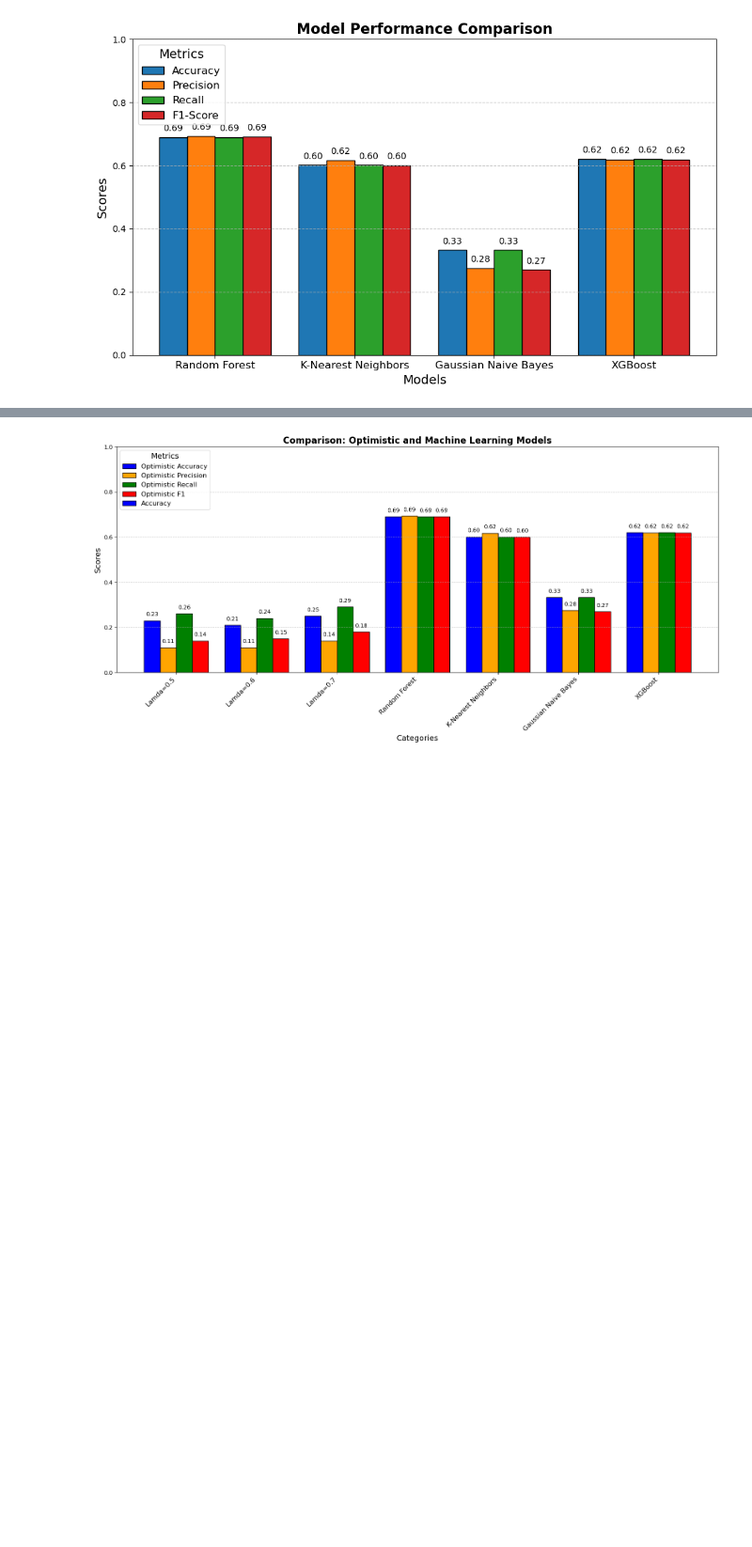
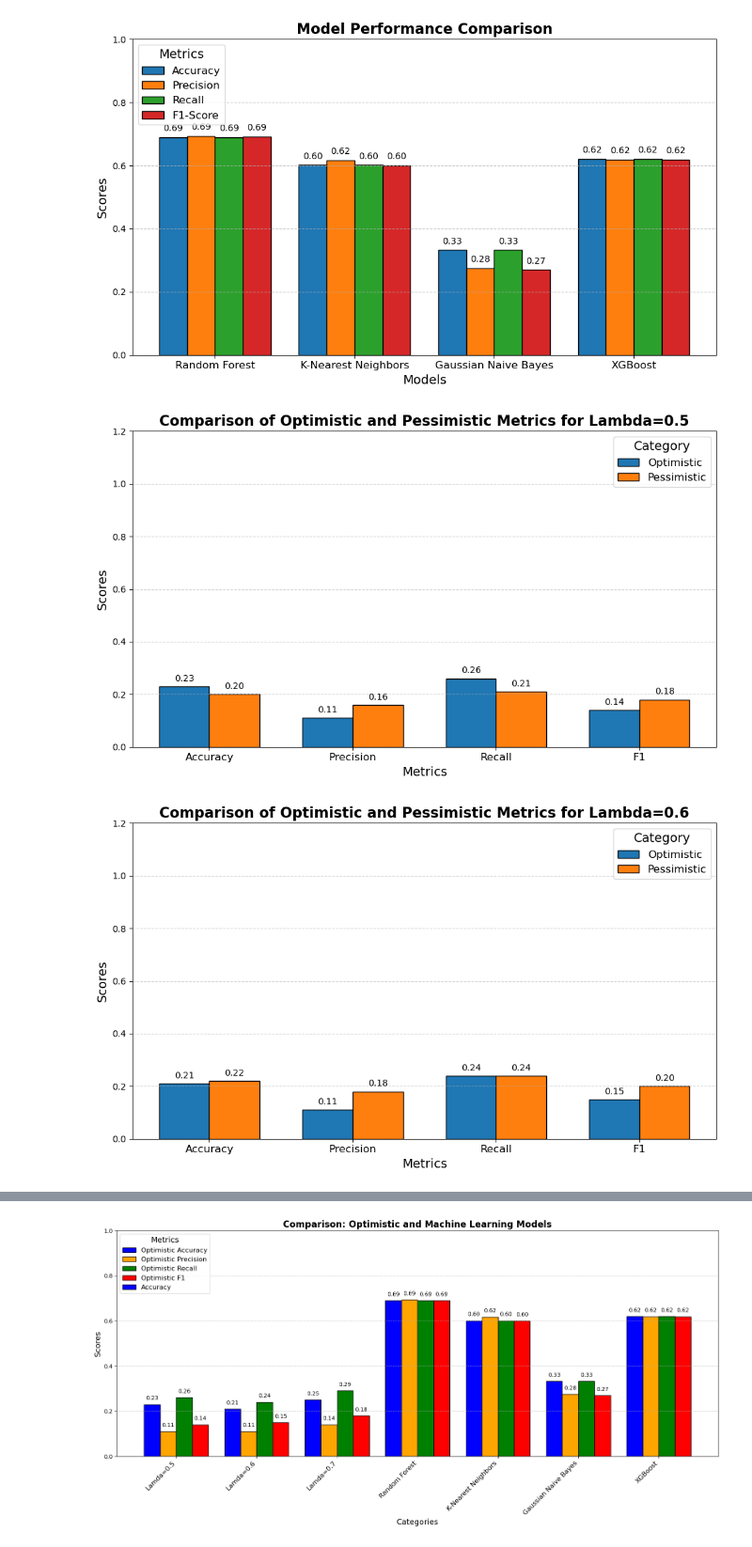
Before and after one commit to zhuangxianyun/Decision_modelling_project, a Jupyter notebook: Decision Models/dm_ml_model.ipynb, the cells around one changed output, grey strips where cells are left out. Shown at 94% size. Drawn from its saved outputs; the diff is of its cells as text; code cells hidden in the pictures; blank space fills up the shorter version.

Commit message:
Add Electre Evaluation Visualization

```diff
--- a/Decision Models/dm_ml_model.ipynb
+++ b/Decision Models/dm_ml_model.ipynb
@@ -164,3 +164,56 @@ plt.tight_layout()
 plt.show()
 # %% [output]
 [figure]
+# %%
+import pandas as pd
+import matplotlib.pyplot as plt
+import numpy as np
+
+lambda_data = {
+    "Lambda": ["Lambda=0.5", "Lambda=0.6", "Lambda=0.7"],
+    "Optimistic_Accuracy": [0.23, 0.21, 0.25],
+    "Optimistic_Precision": [0.11, 0.11, 0.14],
+    "Optimistic_Recall": [0.26, 0.24, 0.29],
+    "Optimistic_F1": [0.14, 0.15, 0.18],
+    "Pessimistic_Accuracy": [0.20, 0.22, 0.31],
+    "Pessimistic_Precision": [0.16, 0.18, 0.28],
+    "Pessimistic_Recall": [0.21, 0.24, 0.33],
+    "Pessimistic_F1": [0.18, 0.20, 0.29]
+}
+
+lambda_df = pd.DataFrame(lambda_data)
+
+metrics = ["Accuracy", "Precision", "Recall", "F1"]
+optimistic_color = "#1f77b4"
+pessimistic_color = "#ff7f0e"
+
+for i, lambda_cat in enumerate(lambda_df["Lambda"]):
+    fig, ax = plt.subplots(figsize=(10, 6))
+    x = np.arange(len(metrics))
+    width = 0.35
+
+    opt_values = [lambda_df[f"Optimistic_{metric}"][i] for metric in metrics]
+    pess_values = [lambda_df[f"Pessimistic_{metric}"][i] for metric in metrics]
+
+    bars1 = ax.bar(x - width / 2, opt_values, width, label="Optimistic", color=optimistic_color, edgecolor="black")
+    bars2 = ax.bar(x + width / 2, pess_values, width, label="Pessimistic", color=pessimistic_color, edgecolor="black")
+
+    ax.set_xlabel("Metrics", fontsize=14)
+    ax.set_ylabel("Scores", fontsize=14)
+    ax.set_title(f"Comparison of Optimistic and Pessimistic Metrics for {lambda_cat}", fontsize=16, fontweight="bold")
+    ax.set_xticks(x)
+    ax.set_xticklabels(metrics, fontsize=12)
+    ax.set_ylim(0, 1.2)
+    ax.legend(title="Category", fontsize=12, title_fontsize=14)
+    ax.grid(axis="y", linestyle="--", alpha=0.6)
+
+    for bar in bars1:
+        ax.text(bar.get_x() + bar.get_width() / 2, bar.get_height() + 0.02, f"{bar.get_height():.2f}", ha="center", fontsize=10)
+    for bar in bars2:
+        ax.text(bar.get_x() + bar.get_width() / 2, bar.get_height() + 0.02, f"{bar.get_height():.2f}", ha="center", fontsize=10)
+
+    plt.tight_layout()
+    plt.show()
+# %% [output]
+[figure, added]
+[figure, added]
```
Also changed, not shown: parts of 1 cell of this notebook.
